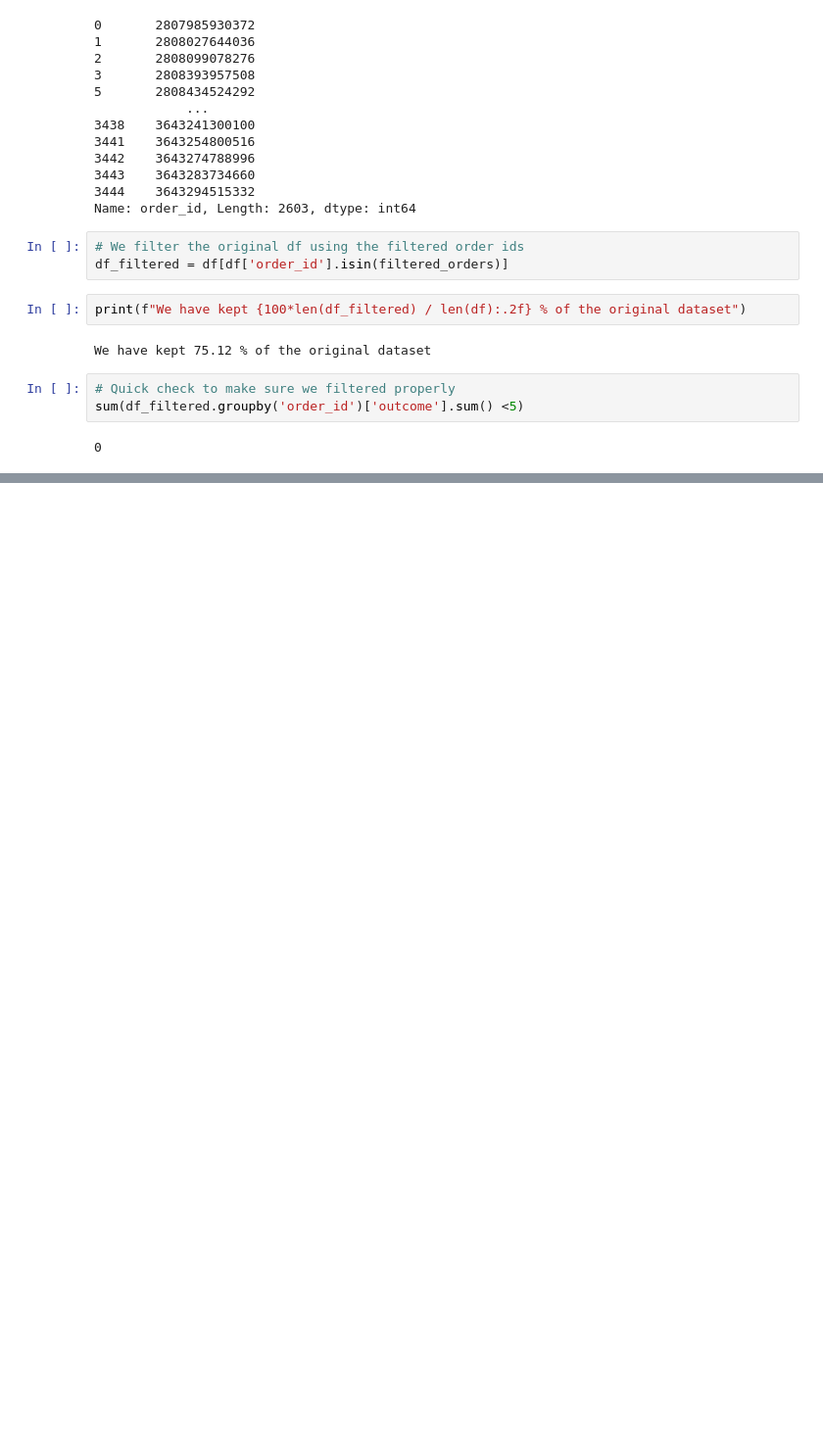
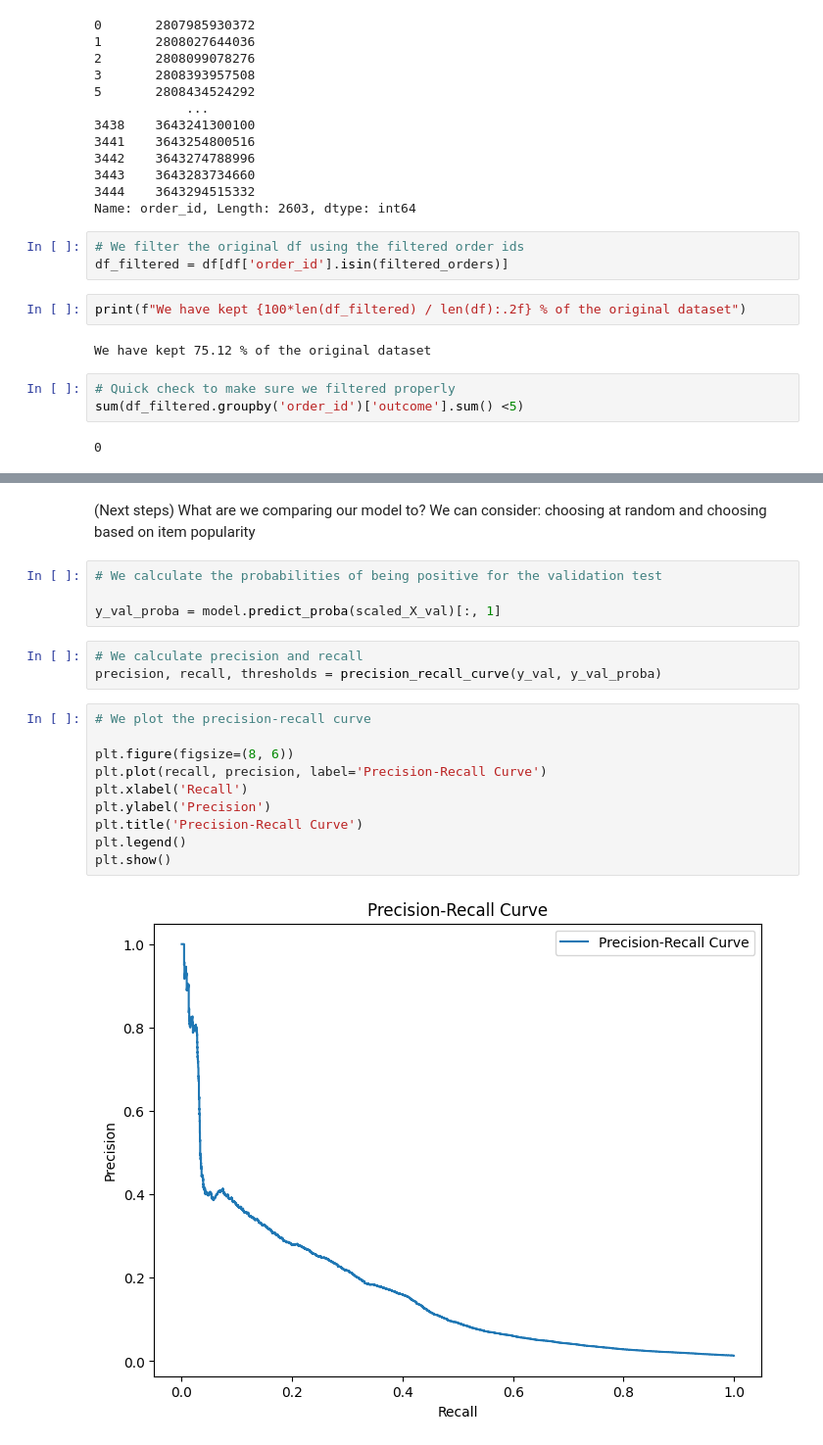
Before and after one commit to carleondel/zrive-ds, a Jupyter notebook: src/module_3/exploration_models.ipynb, the cells around one changed output, grey strips where cells are left out. Shown at 98% size. Cells and saved outputs as stored; diff of their text form; blank space fills up the shorter version.

```diff
--- a/src/module_3/exploration_models.ipynb
+++ b/src/module_3/exploration_models.ipynb
@@ -125,0 +402,21 @@ sum(df_filtered.groupby('order_id')['outcome'].sum() <5)
+# %% [markdown]
+(Next steps) What are we comparing our model to? We can consider: choosing at random and choosing based on item popularity
+# %%
+# We calculate the probabilities of being positive for the validation test
+
+y_val_proba = model.predict_proba(scaled_X_val)[:, 1]
+# %%
+# We calculate precision and recall
+precision, recall, thresholds = precision_recall_curve(y_val, y_val_proba)
+# %%
+# We plot the precision-recall curve
+
+plt.figure(figsize=(8, 6))
+plt.plot(recall, precision, label='Precision-Recall Curve')
+plt.xlabel('Recall')
+plt.ylabel('Precision')
+plt.title('Precision-Recall Curve')
+plt.legend()
+plt.show()
+# %% [output]
+[figure, added]
```
Also changed, not shown: parts of 44 cells of this notebook, 5 other files.
